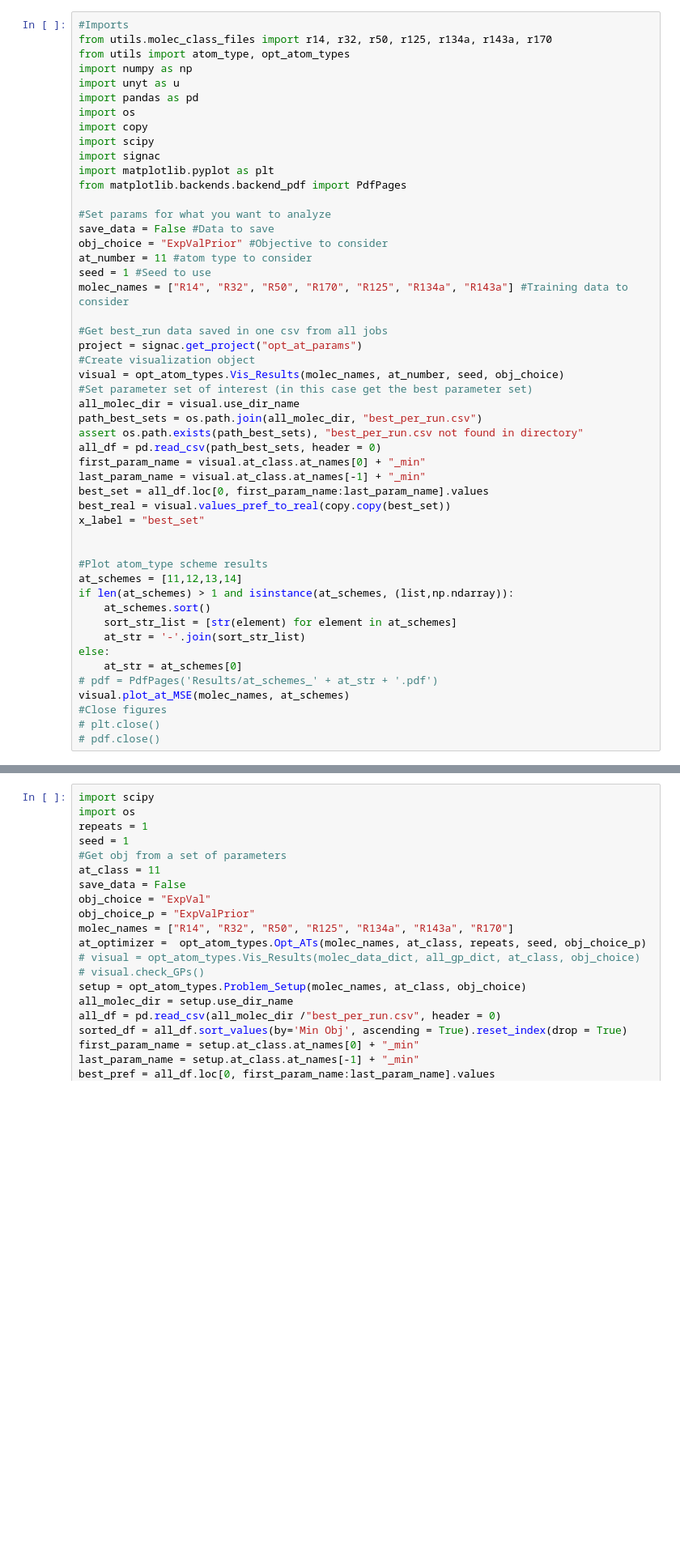
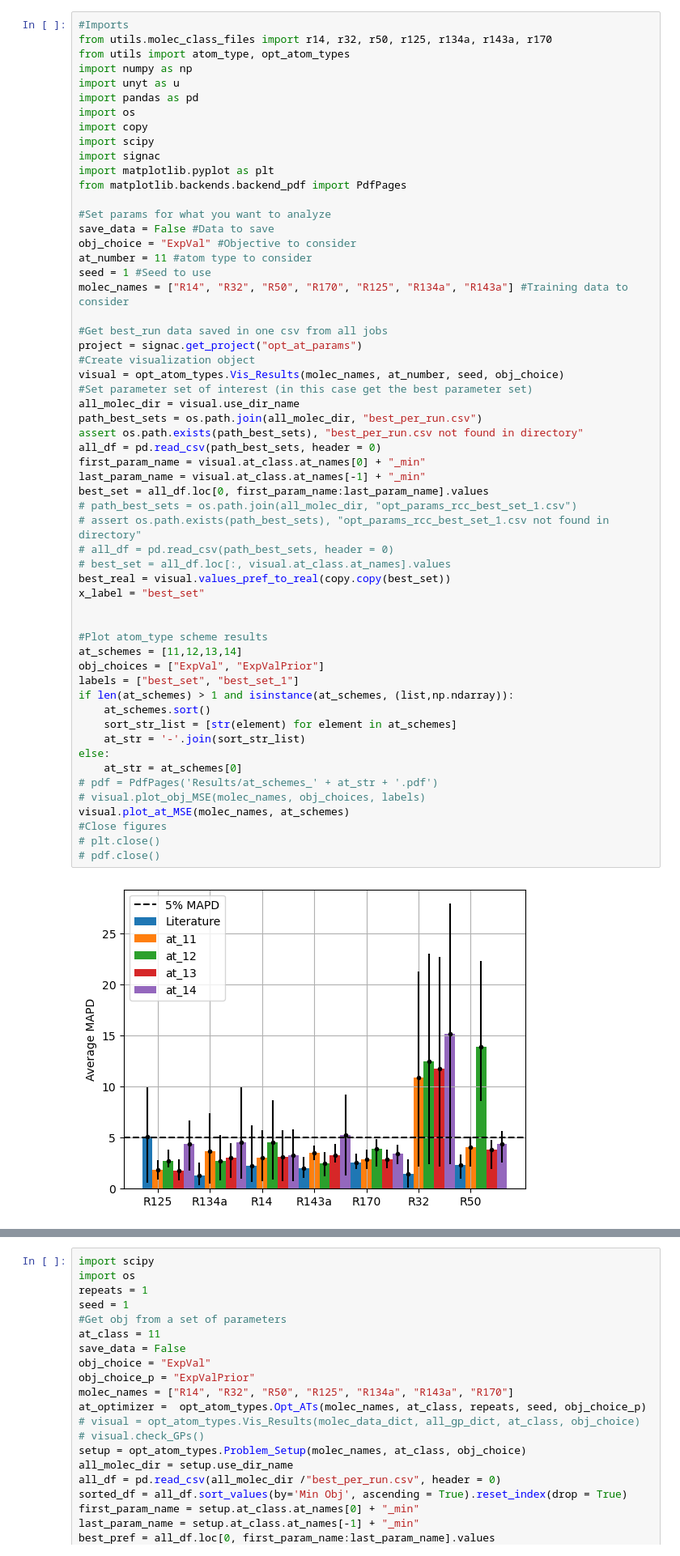
Before and after one commit to MaginnGroup/genFF_public, a Jupyter notebook: integrate_gp.ipynb, the cells around one changed output, grey strips where cells are left out. Shown: that part at 81% size. Drawn from its saved outputs; the diff is of its cells as text; blank space fills up the shorter version.

Commit message:
Added MAPDs to plots, updated plots for GP analysis, and analyzed new GP models

```diff
--- a/integrate_gp.ipynb
+++ b/integrate_gp.ipynb
@@ -23,37 +54,46 @@ from matplotlib.backends.backend_pdf import PdfPages
 
 #Set params for what you want to analyze
 save_data = False #Data to save
-obj_choice = "ExpValPrior" #Objective to consider
+obj_choice = "ExpVal" #Objective to consider
 at_number = 11 #atom type to consider
 seed = 1 #Seed to use
 molec_names = ["R14", "R32", "R50", "R170", "R125", "R134a", "R143a"] #Training data to consider
 
 #Get best_run data saved in one csv from all jobs
 project = signac.get_project("opt_at_params")
 #Create visualization object
 visual = opt_atom_types.Vis_Results(molec_names, at_number, seed, obj_choice)
 #Set parameter set of interest (in this case get the best parameter set)
 all_molec_dir = visual.use_dir_name
 path_best_sets = os.path.join(all_molec_dir, "best_per_run.csv")
 assert os.path.exists(path_best_sets), "best_per_run.csv not found in directory"
 all_df = pd.read_csv(path_best_sets, header = 0)
 first_param_name = visual.at_class.at_names[0] + "_min"
 last_param_name = visual.at_class.at_names[-1] + "_min"
 best_set = all_df.loc[0, first_param_name:last_param_name].values
+# path_best_sets = os.path.join(all_molec_dir, "opt_params_rcc_best_set_1.csv")
+# assert os.path.exists(path_best_sets), "opt_params_rcc_best_set_1.csv not found in directory"
+# all_df = pd.read_csv(path_best_sets, header = 0)
+# best_set = all_df.loc[:, visual.at_class.at_names].values
 best_real = visual.values_pref_to_real(copy.copy(best_set))
 x_label = "best_set"
 
 
 #Plot atom_type scheme results
 at_schemes = [11,12,13,14]
+obj_choices = ["ExpVal", "ExpValPrior"]
+labels = ["best_set", "best_set_1"]
 if len(at_schemes) > 1 and isinstance(at_schemes, (list,np.ndarray)):
     at_schemes.sort()
     sort_str_list = [str(element) for element in at_schemes]
     at_str = '-'.join(sort_str_list)
 else:
     at_str = at_schemes[0]
 # pdf = PdfPages('Results/at_schemes_' + at_str + '.pdf')
+# visual.plot_obj_MSE(molec_names, obj_choices, labels)
 visual.plot_at_MSE(molec_names, at_schemes)
 #Close figures
 # plt.close()
 # pdf.close()
+# %% [output]
+[figure, added]
```
Also changed, not shown: parts of 3 cells of this notebook, 3 other files.
